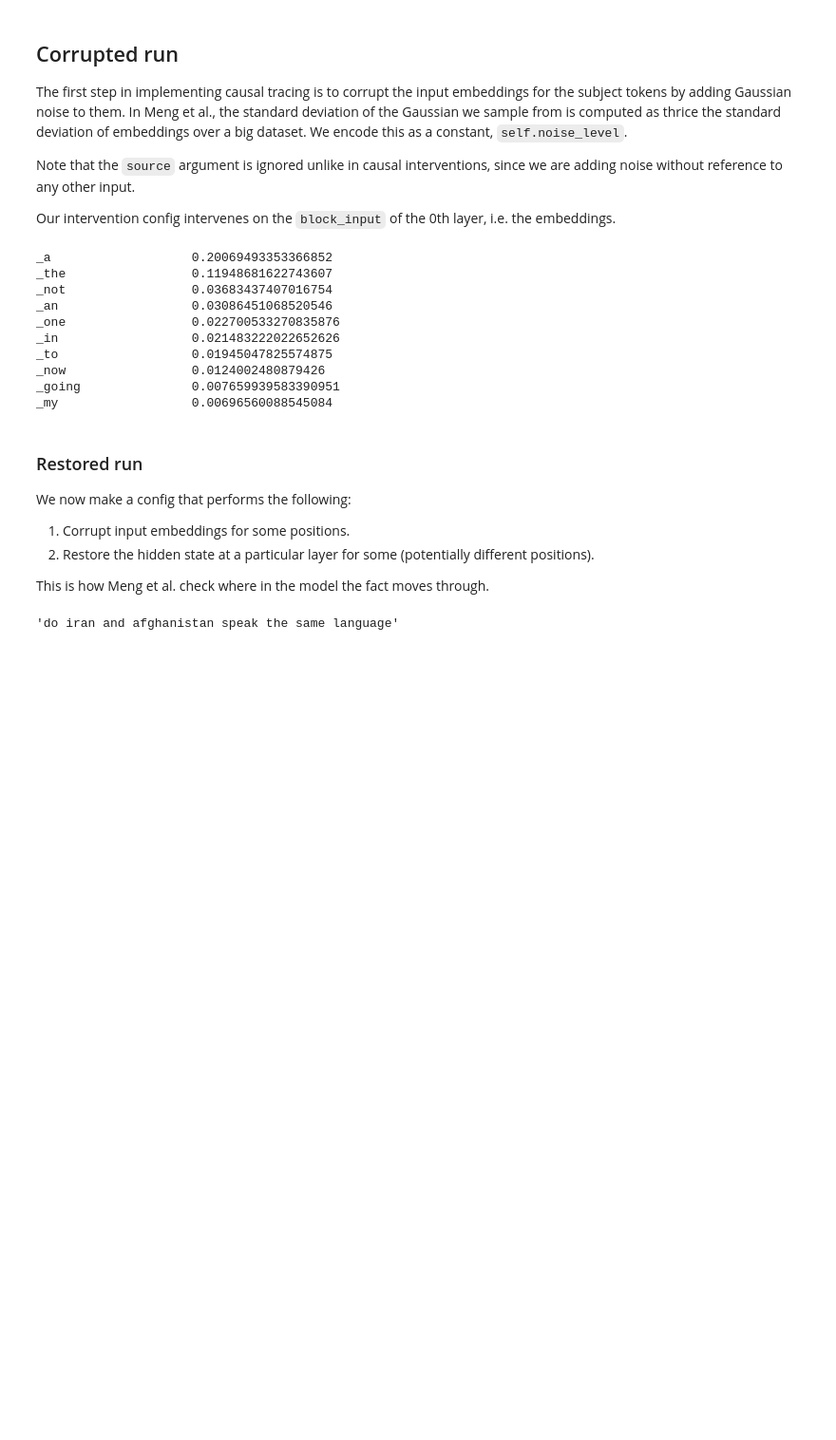
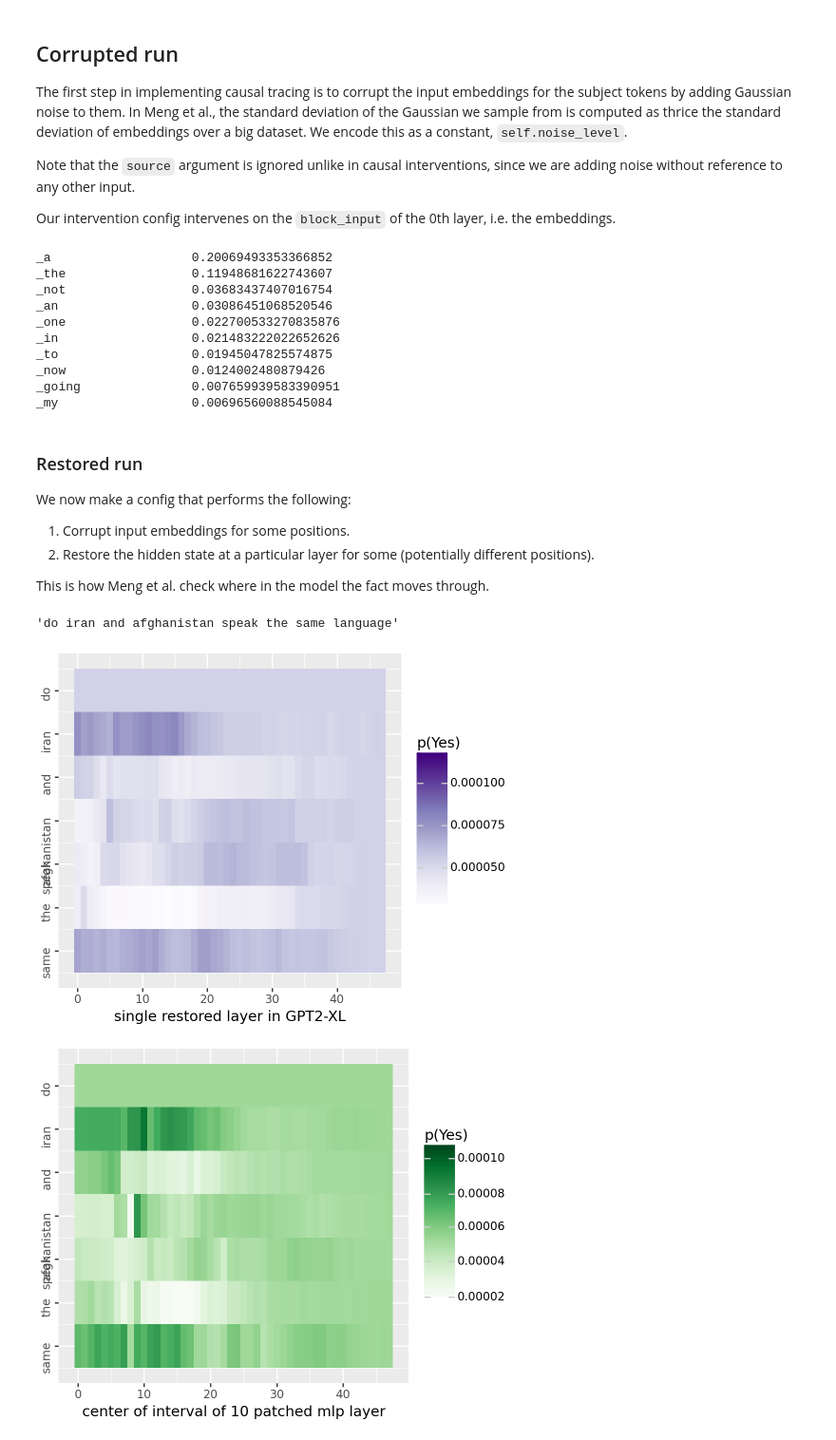
Before and after one commit to xadambednarski/NLP-2024, a Jupyter notebook: lista4/BoolQ_GPT.ipynb, the cells around one changed output. Shown at 95% size. Drawn from its saved outputs; the diff is of its cells as text; code cells hidden in the pictures; blank space fills up the shorter version.

```diff
--- a/lista4/BoolQ_GPT.ipynb
+++ b/lista4/BoolQ_GPT.ipynb
@@ -243,3 +243,9 @@ question = ds["train"]["question"][0]
 question
 # %% [output]
 'do iran and afghanistan speak the same language'
+# %%
+NumCorruptedTokens.num_corrupted_tokens = 6
+get_yes_and_no_results(question, gpt, config, tokenizer, corrupted_positions=[1, 2, 3, 4, 5, 6])
+# %% [output]
+[figure, added]
+[figure, added]
```
Also changed, not shown: parts of 17 cells of this notebook, 17 other files.
